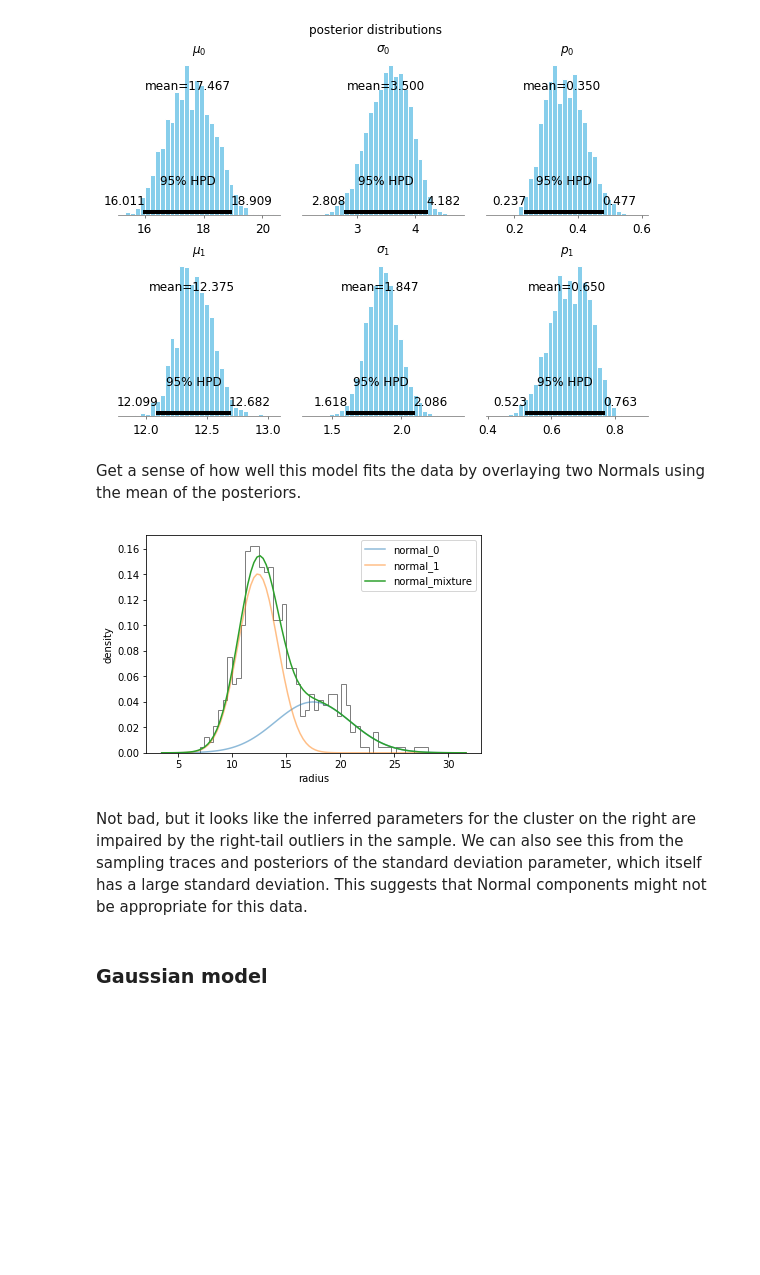
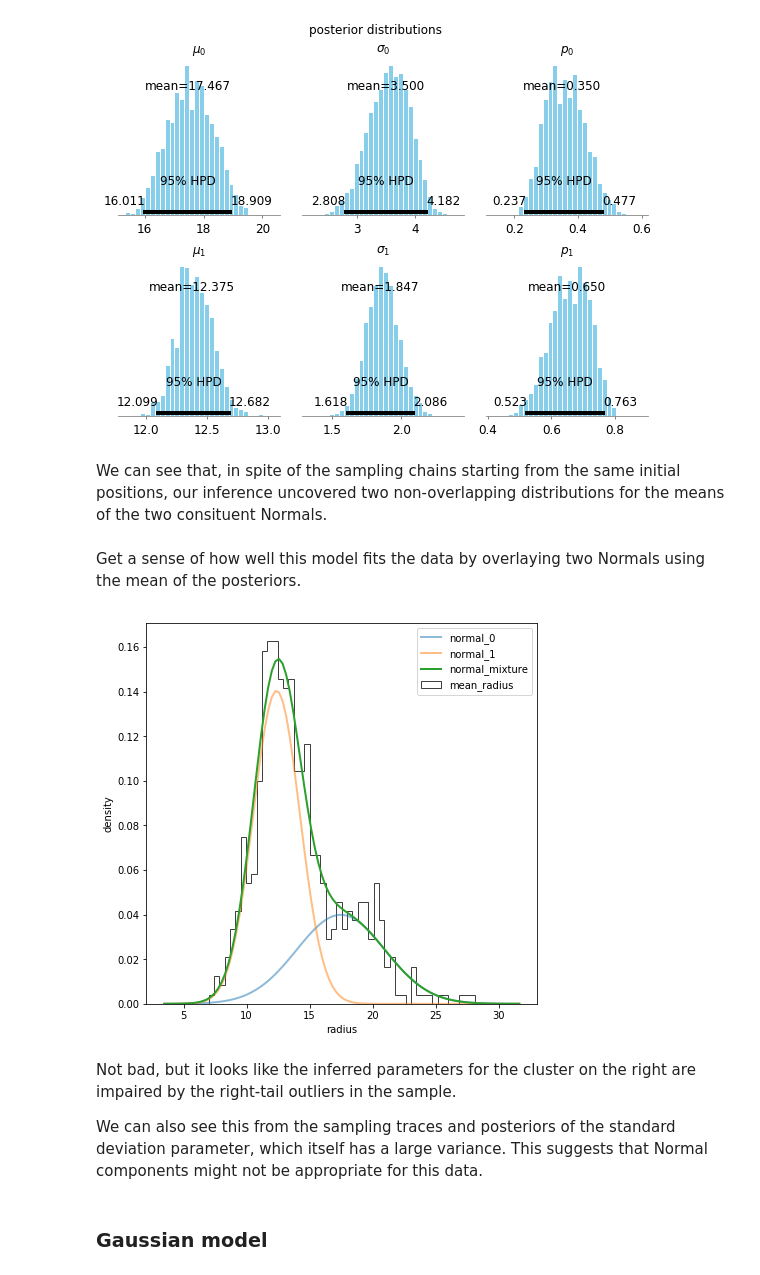
Before and after one commit to CJosephides/WDBC, a Jupyter notebook: wdbc_bayesian.ipynb, the cells around one changed output. Saved outputs shown, nothing was run; the diff lists cells and outputs as text; code cells hidden in the pictures; blank space fills up the shorter version.

```diff
--- a/wdbc_bayesian.ipynb
+++ b/wdbc_bayesian.ipynb
@@ -171,6 +173,8 @@ plt.tight_layout()
 plt.subplots_adjust(top=0.9)
 # %% [output]
 [figure]
+# %% [markdown]
+We can see that, in spite of the sampling chains starting from the same initial positions, our inference uncovered two non-overlapping distributions for the means of the two consituent Normals.
 # %% [markdown]
 Get a sense of how well this model fits the data by overlaying two Normals using the mean of the posteriors.
 # %%
@@ -185,24 +189,28 @@ s = mean_posterior_std_devs
 
 x_range = np.linspace(np.min(X) - np.std(X), np.max(X) + np.std(X), 100)
 # %%
-plt.hist(X, bins=50, histtype="step", color="k", alpha=0.5, density=True)
+fig, ax = plt.subplots(1, 1, figsize=(7,7))
+ax.hist(X, bins=50, histtype="step", color="k", alpha=0.75, density=True)
 for i in range(2):
-    plt.plot(x_range, p[i] * stats.norm.pdf(x_range, loc=m[i], scale=s[i]),
-             alpha=0.5,
-             label='normal_%d' % i)
+    ax.plot(x_range, p[i] * stats.norm.pdf(x_range, loc=m[i], scale=s[i]),
+            alpha=0.5,
+            label='normal_%d' % i,
+            linewidth=2)
 
-plt.plot(x_range,
+ax.plot(x_range,
          p[0] * stats.norm.pdf(x_range, loc=m[0], scale=s[0]) +
          p[1] * stats.norm.pdf(x_range, loc=m[1], scale=s[1]),
-         label='normal_mixture')
+         label='normal_mixture', linewidth=2)
 
 plt.legend()
-plt.xlabel("radius")
-_ = plt.ylabel("density")
+ax.set_xlabel("radius")
+_ = ax.set_ylabel("density")
 # %% [output]
-[figure, old version]
+[figure, new version]
 # %% [markdown]
-Not bad, but it looks like the inferred parameters for the cluster on the right are impaired by the right-tail outliers in the sample. We can also see this from the sampling traces and posteriors of the standard deviation parameter, which itself has a large standard deviation. This suggests that Normal components might not be appropriate for this data.
+Not bad, but it looks like the inferred parameters for the cluster on the right are impaired by the right-tail outliers in the sample.
+
+We can also see this from the sampling traces and posteriors of the standard deviation parameter, which itself has a large variance. This suggests that Normal components might not be appropriate for this data.
 # %% [markdown]
 ### Gaussian model
 # %%
```
Also changed, not shown: parts of 6 cells of this notebook.
